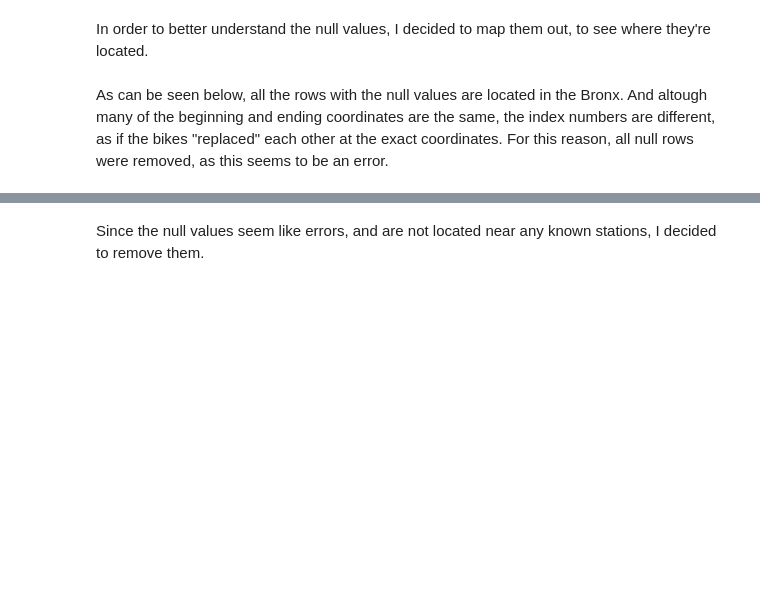
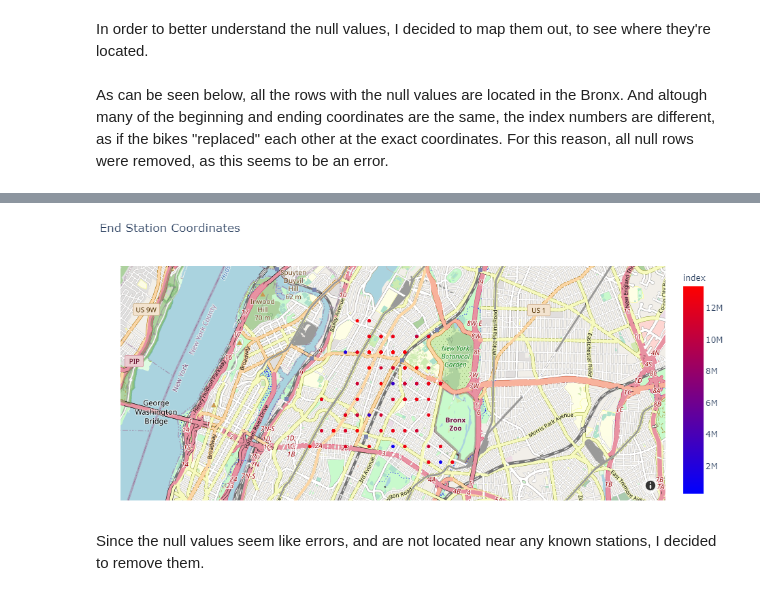
Before and after one commit to edenben/CitiBikeAnalysis, a Jupyter notebook: CitiBike.ipynb, the cells around one changed output, grey strips where cells are left out. Cells and saved outputs as stored; diff of their text form; code cells hidden in the pictures; blank space fills up the shorter version.

```diff
--- a/CitiBike.ipynb
+++ b/CitiBike.ipynb
@@ -198,6 +203,11 @@ nullfig_end = px.scatter_mapbox(nulldf_end,
 pl.offline.iplot(nullfig_end.update_layout(mapbox_style="open-street-map"), filename='end_stations.png')
 # %% [output]
 [interactive output not drawn]
+# %%
+from IPython.display import Image
+Image(filename="EndCoordinates.png")
+# %% [output]
+[figure, added]
 # %% [markdown]
 Since the null values seem like errors, and are not located near any known stations, I decided to remove them.
 # %%
```
Also changed, not shown: parts of 8 cells of this notebook.
